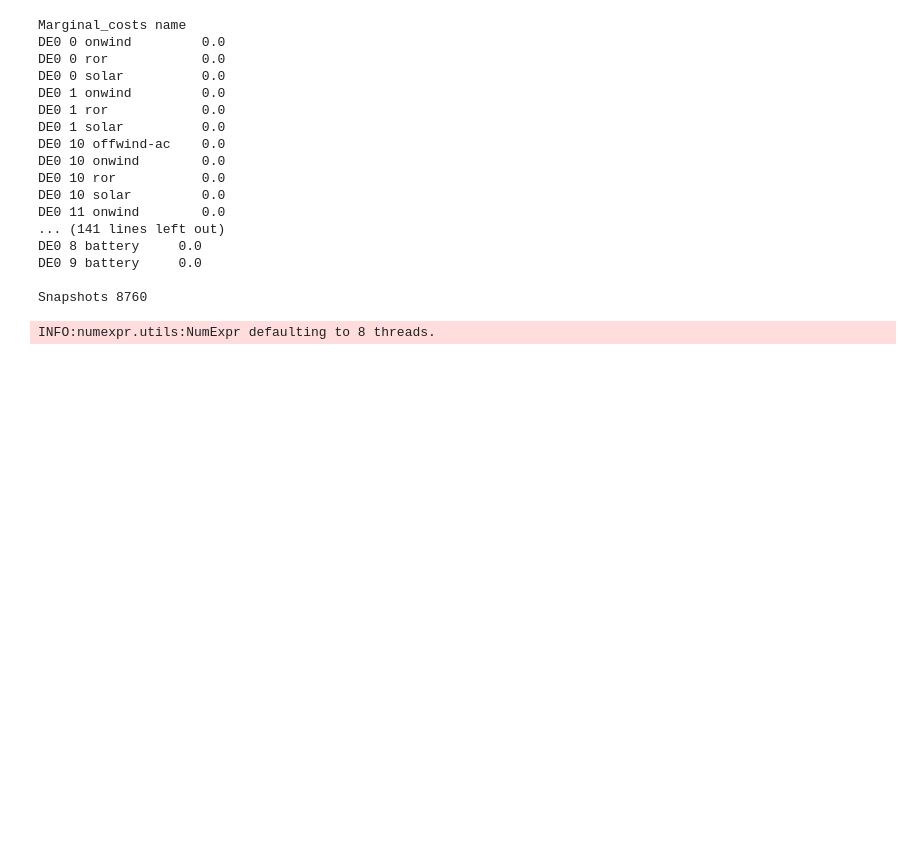
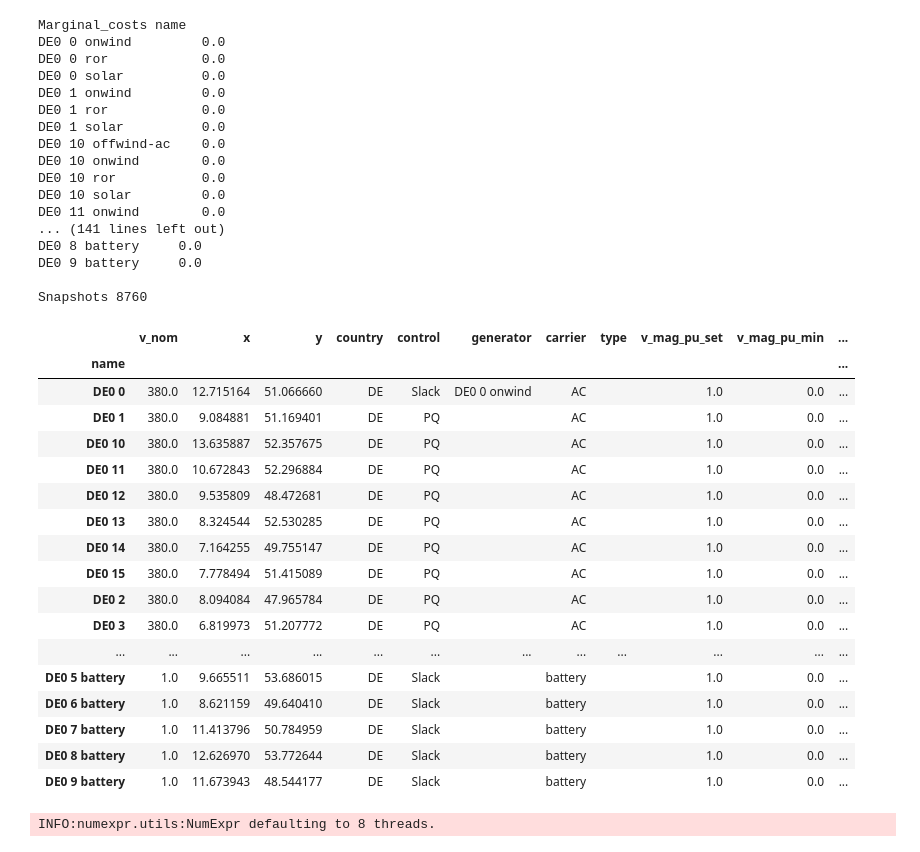
Before and after one commit to pz-max/unintended-storage-cycling, a Jupyter notebook: Model_script_github/plots/Figure.ipynb, the cells around one changed output. Cells and saved outputs as stored; diff of their text form; code cells hidden in the pictures; blank space fills up the shorter version.

```diff
--- a/Model_script_github/plots/Figure.ipynb
+++ b/Model_script_github/plots/Figure.ipynb
@@ -61,6 +61,27 @@ DE0 8 battery     0.0
 DE0 9 battery     0.0
 
 Snapshots 8760
+# %%
+n.buses
+# %% [output]
+|  | v_nom | x | y | country | control | generator | carrier | type | v_mag_pu_set | v_mag_pu_min | ... |
+| name |  |  |  |  |  |  |  |  |  |  | ... |
+| DE0 0 | 380.0 | 12.715164 | 51.066660 | DE | Slack | DE0 0 onwind | AC |  | 1.0 | 0.0 | ... |
+| DE0 1 | 380.0 | 9.084881 | 51.169401 | DE | PQ |  | AC |  | 1.0 | 0.0 | ... |
+| DE0 10 | 380.0 | 13.635887 | 52.357675 | DE | PQ |  | AC |  | 1.0 | 0.0 | ... |
+| DE0 11 | 380.0 | 10.672843 | 52.296884 | DE | PQ |  | AC |  | 1.0 | 0.0 | ... |
+| DE0 12 | 380.0 | 9.535809 | 48.472681 | DE | PQ |  | AC |  | 1.0 | 0.0 | ... |
+| DE0 13 | 380.0 | 8.324544 | 52.530285 | DE | PQ |  | AC |  | 1.0 | 0.0 | ... |
+| DE0 14 | 380.0 | 7.164255 | 49.755147 | DE | PQ |  | AC |  | 1.0 | 0.0 | ... |
+| DE0 15 | 380.0 | 7.778494 | 51.415089 | DE | PQ |  | AC |  | 1.0 | 0.0 | ... |
+| DE0 2 | 380.0 | 8.094084 | 47.965784 | DE | PQ |  | AC |  | 1.0 | 0.0 | ... |
+| DE0 3 | 380.0 | 6.819973 | 51.207772 | DE | PQ |  | AC |  | 1.0 | 0.0 | ... |
+| ... | ... | ... | ... | ... | ... | ... | ... | ... | ... | ... | ... |
+| DE0 5 battery | 1.0 | 9.665511 | 53.686015 | DE | Slack |  | battery |  | 1.0 | 0.0 | ... |
+| DE0 6 battery | 1.0 | 8.621159 | 49.640410 | DE | Slack |  | battery |  | 1.0 | 0.0 | ... |
+| DE0 7 battery | 1.0 | 11.413796 | 50.784959 | DE | Slack |  | battery |  | 1.0 | 0.0 | ... |
+| DE0 8 battery | 1.0 | 12.626970 | 53.772644 | DE | Slack |  | battery |  | 1.0 | 0.0 | ... |
+| DE0 9 battery | 1.0 | 11.673943 | 48.544177 | DE | Slack |  | battery |  | 1.0 | 0.0 | ... |
 # %%
 n.plot() #to check the spatial resolution
 # %% [output]
```
Also changed, not shown: parts of 11 cells of this notebook, 14 other files.
